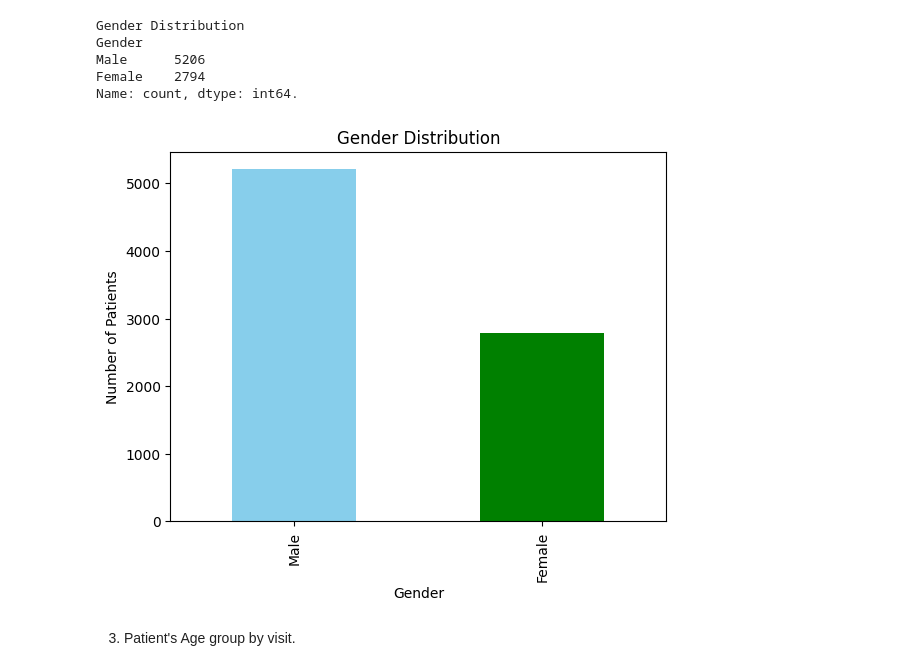
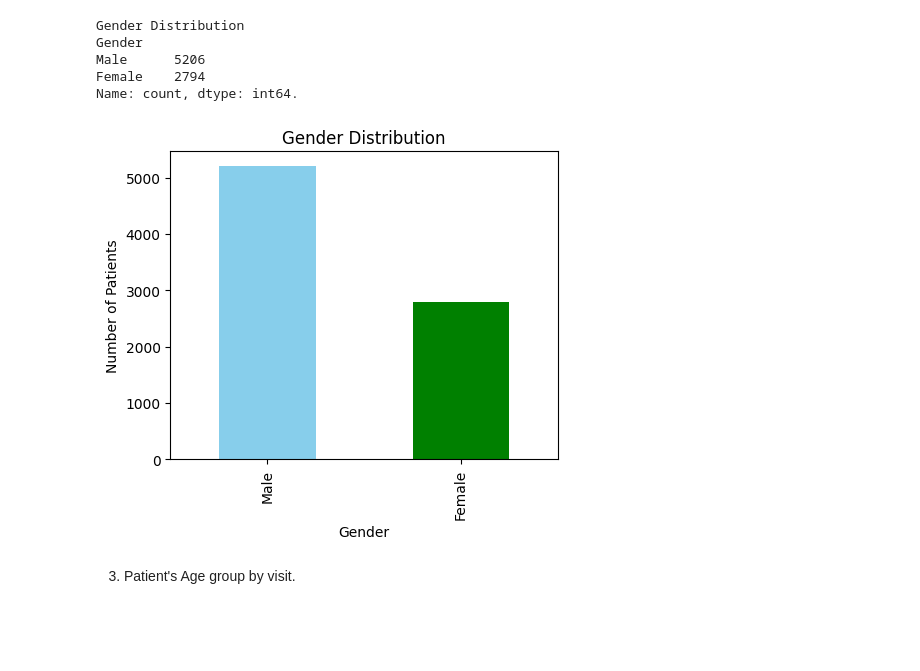
Before and after one commit to usamasadiq21/Health_Care-Data_Analysis, a Jupyter notebook: Health-Care Analysis.ipynb, the cells around one changed output. Saved outputs shown, nothing was run; the diff lists cells and outputs as text; code cells hidden in the pictures; blank space fills up the shorter version.

```diff
--- a/Health-Care Analysis.ipynb
+++ b/Health-Care Analysis.ipynb
@@ -36,18 +37,20 @@ Male      5206
 Female    2794
 Name: count, dtype: int64.
 # %%
+plt.figure(figsize= (5,4))
+
 gender_distribution.plot(kind="bar", color=['skyblue', 'green'])
 
 # Adding Title
 plt.title("Gender Distribution")
 
 # Adding Label on Y-axis
 plt.ylabel("Number of Patients")
 
 # For Visualization of graph
 plt.show()
 # %% [output]
-[figure, old version]
+[figure, new version]
 # %% [markdown]
 3. Patient's Age group by visit.
 # %%
```
Also changed, not shown: parts of 15 cells of this notebook.
